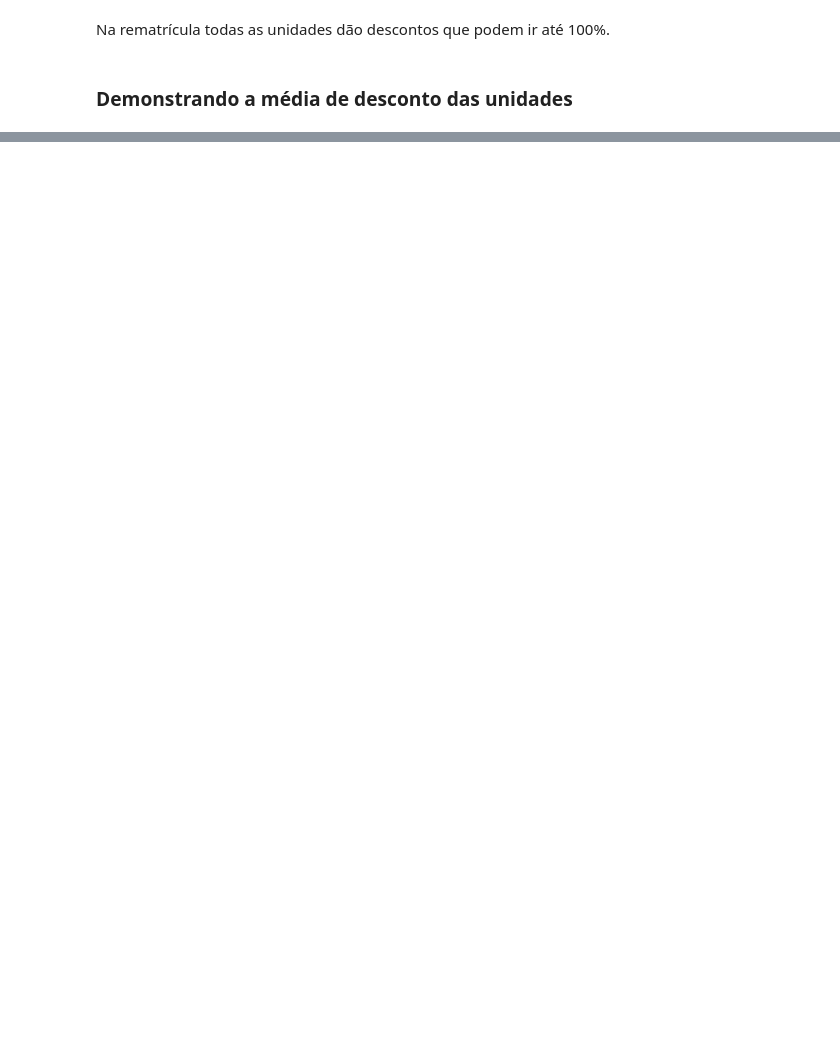
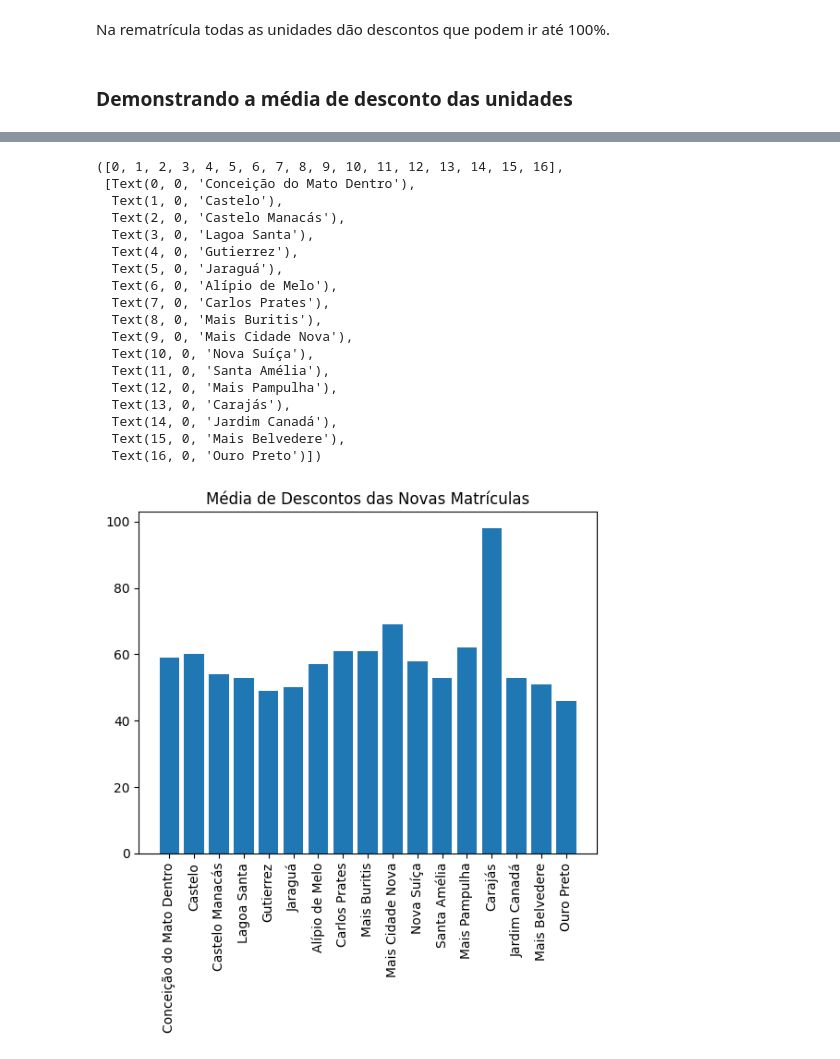
Before and after one commit to ThalesMelo1/Coleguium-Entrevista, a Jupyter notebook: Code/Análise_3.ipynb, the cells around one changed output, grey strips where cells are left out. Cells and saved outputs as stored; diff of their text form; code cells hidden in the pictures; blank space fills up the shorter version.

Commit message:
Médias e plot das Novas Matrículas

```diff
--- a/Code/Análise_3.ipynb
+++ b/Code/Análise_3.ipynb
@@ -147,0 +175,8 @@ Na rematrícula todas as unidades dão descontos que podem ir até 100%.
+# %%
+médiaNovaMatrícula = novaMatrícula.groupby('Unidade').agg(
+    Soma = ('Bolsa', 'sum'),
+    Contagem = ('Bolsa' , 'count')
+)
+# %%
+médiaNovaMatrícula['média'] = round(médiaNovaMatrícula['Soma']/médiaNovaMatrícula['Contagem'])
+médiaNovaMatrícula
@@ -147,0 +203,25 @@ Na rematrícula todas as unidades dão descontos que podem ir até 100%.
+# %%
+plot1 = novaMatrícula.merge(médiaNovaMatrícula, on = 'Unidade', how = 'left')
+plt.bar(plot1['Unidade'], plot1['média'])
+plt.title('Média de Descontos das Novas Matrículas')
+plt.xticks(rotation=90)
+# %% [output]
+([0, 1, 2, 3, 4, 5, 6, 7, 8, 9, 10, 11, 12, 13, 14, 15, 16],
+ [Text(0, 0, 'Conceição do Mato Dentro'),
+  Text(1, 0, 'Castelo'),
+  Text(2, 0, 'Castelo Manacás'),
+  Text(3, 0, 'Lagoa Santa'),
+  Text(4, 0, 'Gutierrez'),
+  Text(5, 0, 'Jaraguá'),
+  Text(6, 0, 'Alípio de Melo'),
+  Text(7, 0, 'Carlos Prates'),
+  Text(8, 0, 'Mais Buritis'),
+  Text(9, 0, 'Mais Cidade Nova'),
+  Text(10, 0, 'Nova Suíça'),
+  Text(11, 0, 'Santa Amélia'),
+  Text(12, 0, 'Mais Pampulha'),
+  Text(13, 0, 'Carajás'),
+  Text(14, 0, 'Jardim Canadá'),
+  Text(15, 0, 'Mais Belvedere'),
+  Text(16, 0, 'Ouro Preto')])
+[figure, added]
```
Also changed, not shown: parts of 6 cells of this notebook.
